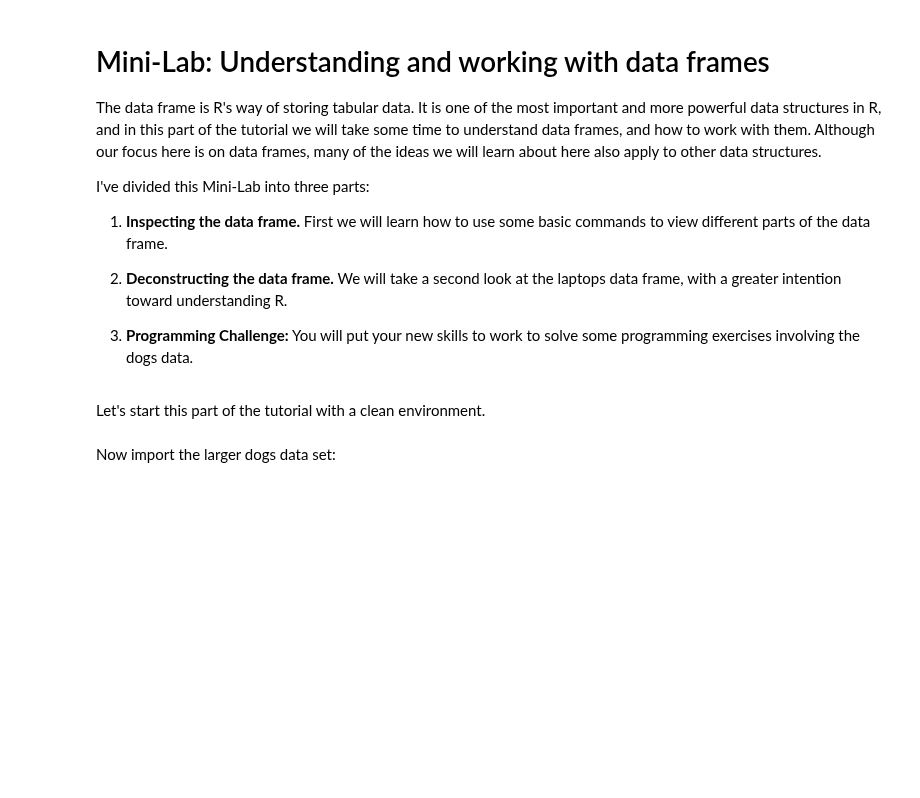
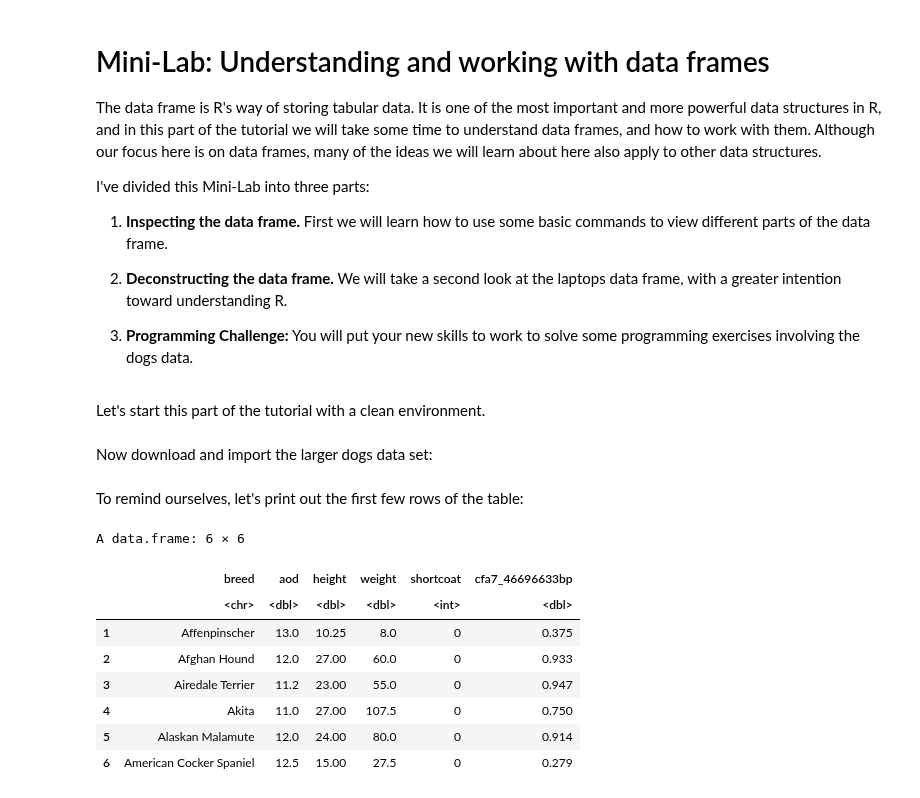
Before and after one commit to pcarbo/qBio9_stuff, a Jupyter notebook: basic_computing_qbio9.ipynb, the cells around one changed output. Saved outputs shown, nothing was run; the diff lists cells and outputs as text; code cells hidden in the pictures; blank space fills up the shorter version.

Commit message:
Working on 'understanding data frames' section.

```diff
--- a/basic_computing_qbio9.ipynb
+++ b/basic_computing_qbio9.ipynb
@@ -404,5 +407,5 @@ Let's start this part of the tutorial with a clean environment.
 # %%
 rm(list = ls())
 # %% [markdown]
-Now import the larger dogs data set:
+Now download and import the larger dogs data set:
 # %%
@@ -409 +413,15 @@ Now import the larger dogs data set:
 dogs <- read.csv("dogs_more.csv",stringsAsFactors = FALSE)
+# %% [markdown]
+To remind ourselves, let's print out the first few rows of the table:
+# %%
+head(dogs)
+# %% [output]
+A data.frame: 6 × 6
+|  | breed | aod | height | weight | shortcoat | cfa7_46696633bp |
+|  | <chr> | <dbl> | <dbl> | <dbl> | <int> | <dbl> |
+| 1 | Affenpinscher | 13.0 | 10.25 | 8.0 | 0 | 0.375 |
+| 2 | Afghan Hound | 12.0 | 27.00 | 60.0 | 0 | 0.933 |
+| 3 | Airedale Terrier | 11.2 | 23.00 | 55.0 | 0 | 0.947 |
+| 4 | Akita | 11.0 | 27.00 | 107.5 | 0 | 0.750 |
+| 5 | Alaskan Malamute | 12.0 | 24.00 | 80.0 | 0 | 0.914 |
+| 6 | American Cocker Spaniel | 12.5 | 15.00 | 27.5 | 0 | 0.279 |
```
Also changed, not shown: parts of 12 cells of this notebook.
